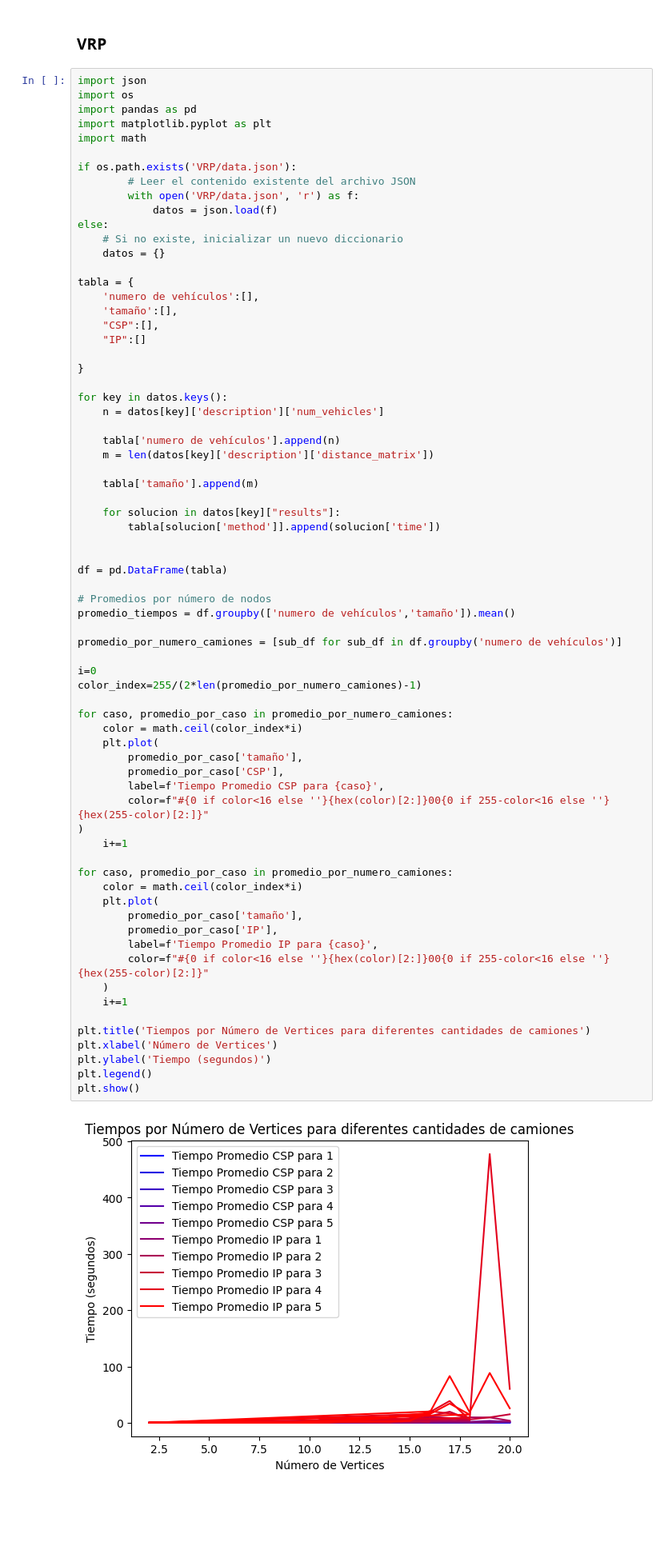
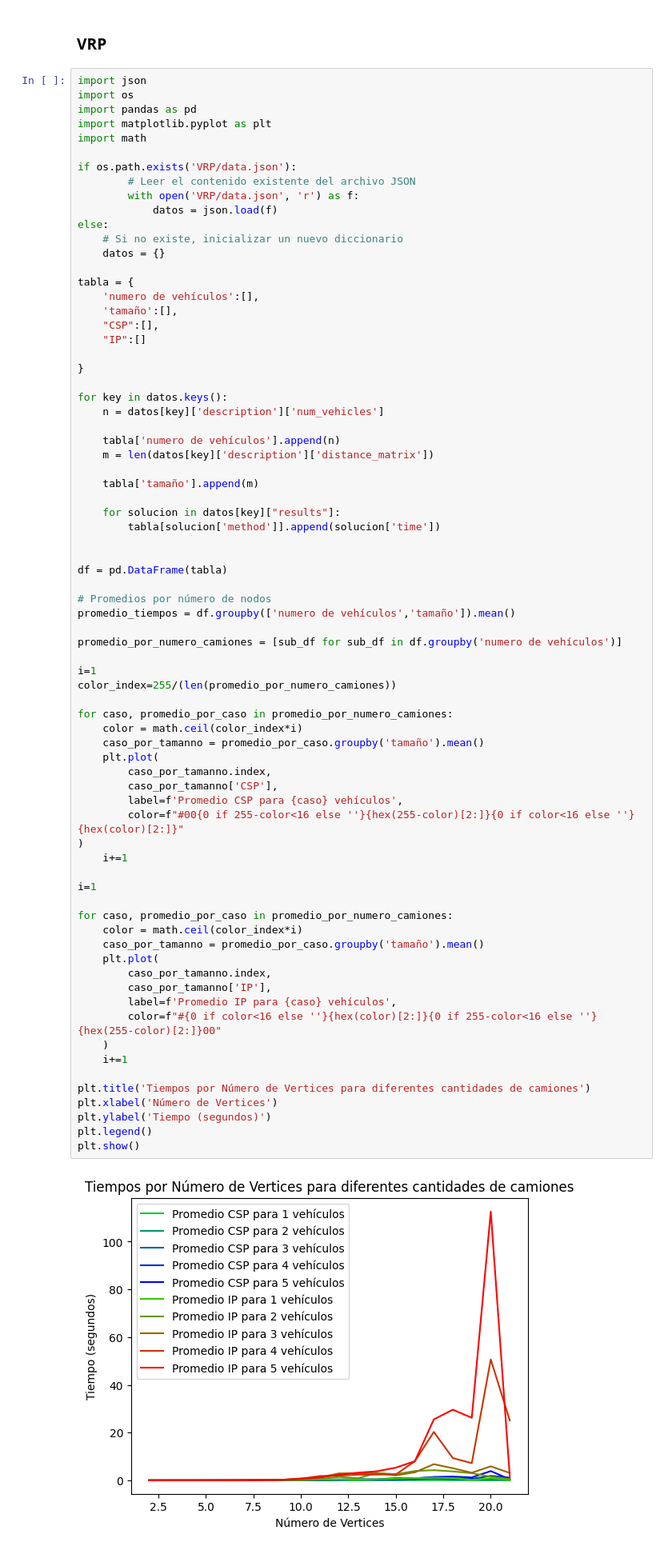
Before and after one commit to javierrodriguezsanchez/Comparison-between-CSP-and-IP, a Jupyter notebook: src/data_plotting.ipynb, the cells around one changed output. Shown at 80% size. Cells and saved outputs as stored; diff of their text form; blank space fills up the shorter version.

Commit message:
Fixing Plotting in VRP

```diff
--- a/src/data_plotting.ipynb
+++ b/src/data_plotting.ipynb
@@ -616,41 +616,45 @@ for key in datos.keys():
     for solucion in datos[key]["results"]:
         tabla[solucion['method']].append(solucion['time'])
 
 
 df = pd.DataFrame(tabla)
 
 # Promedios por número de nodos
 promedio_tiempos = df.groupby(['numero de vehículos','tamaño']).mean()
 
 promedio_por_numero_camiones = [sub_df for sub_df in df.groupby('numero de vehículos')]
 
-i=0
-color_index=255/(2*len(promedio_por_numero_camiones)-1)
+i=1
+color_index=255/(len(promedio_por_numero_camiones))
 
 for caso, promedio_por_caso in promedio_por_numero_camiones:
     color = math.ceil(color_index*i)
+    caso_por_tamanno = promedio_por_caso.groupby('tamaño').mean()
     plt.plot(
-        promedio_por_caso['tamaño'],
-        promedio_por_caso['CSP'],
-        label=f'Tiempo Promedio CSP para {caso}',
-        color=f"#{0 if color<16 else ''}{hex(color)[2:]}00{0 if 255-color<16 else ''}{hex(255-color)[2:]}"
+        caso_por_tamanno.index,
+        caso_por_tamanno['CSP'],
+        label=f'Promedio CSP para {caso} vehículos',
+        color=f"#00{0 if 255-color<16 else ''}{hex(255-color)[2:]}{0 if color<16 else ''}{hex(color)[2:]}"
 )
     i+=1
 
+i=1
+
 for caso, promedio_por_caso in promedio_por_numero_camiones:
     color = math.ceil(color_index*i)
+    caso_por_tamanno = promedio_por_caso.groupby('tamaño').mean()
     plt.plot(
-        promedio_por_caso['tamaño'],
-        promedio_por_caso['IP'],
-        label=f'Tiempo Promedio IP para {caso}',
-        color=f"#{0 if color<16 else ''}{hex(color)[2:]}00{0 if 255-color<16 else ''}{hex(255-color)[2:]}"
+        caso_por_tamanno.index,
+        caso_por_tamanno['IP'],
+        label=f'Promedio IP para {caso} vehículos',
+        color=f"#{0 if color<16 else ''}{hex(color)[2:]}{0 if 255-color<16 else ''}{hex(255-color)[2:]}00"
     )
     i+=1
 
 plt.title('Tiempos por Número de Vertices para diferentes cantidades de camiones')
 plt.xlabel('Número de Vertices')
 plt.ylabel('Tiempo (segundos)')
 plt.legend()
 plt.show()
 # %% [output]
-[figure, old version]
+[figure, new version]
```
Also changed, not shown: 1 other file.
